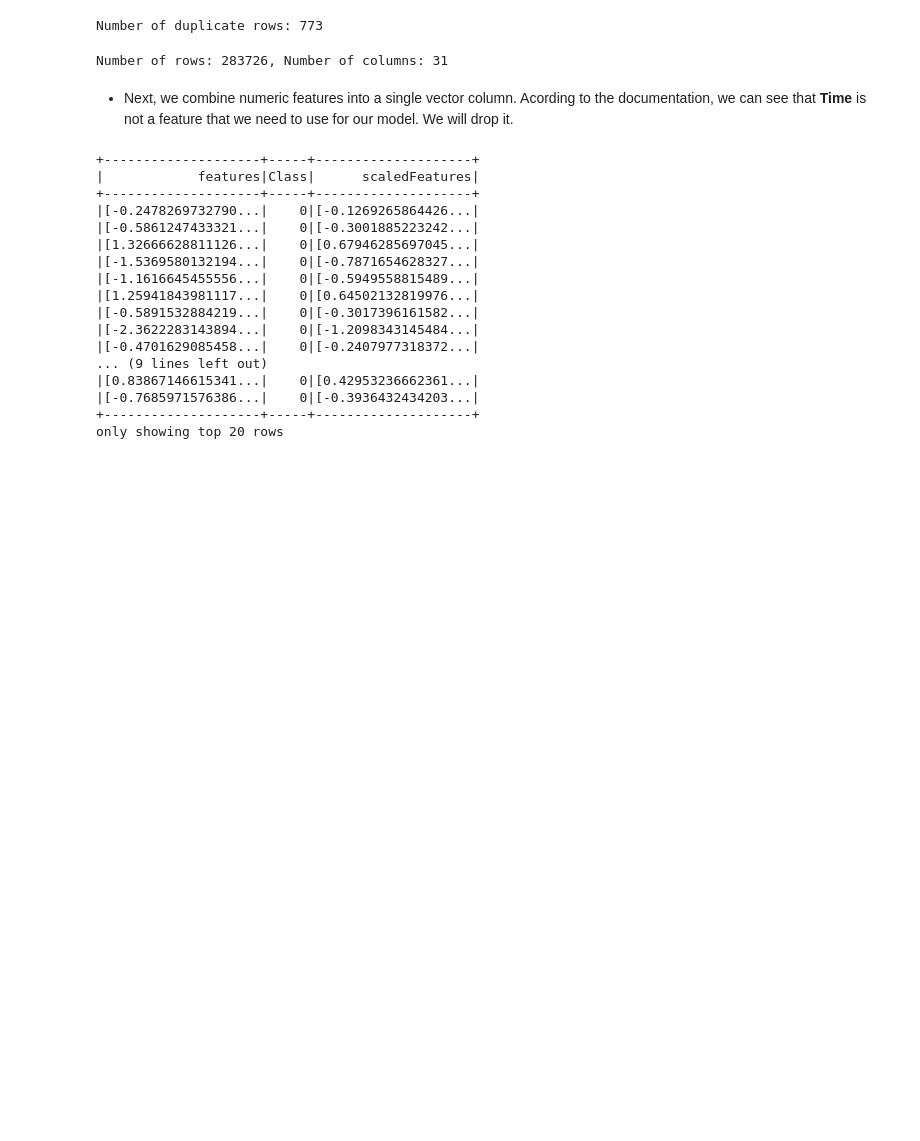
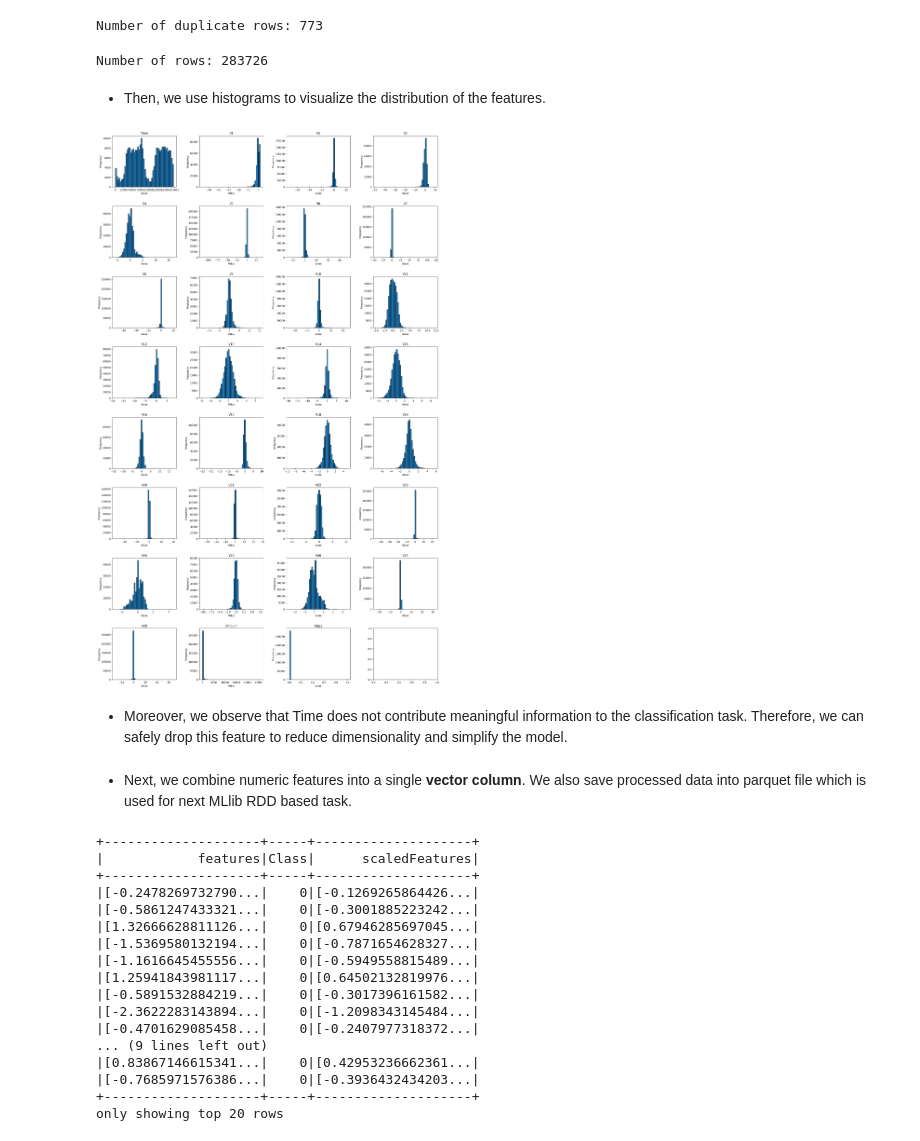
Before and after one commit to stillxthahn/IntroBigData-FinalProject, a Jupyter notebook: src/Problem1_Classification/Structured_API.ipynb, the cells around one changed output. Saved outputs shown, nothing was run; the diff lists cells and outputs as text; code cells hidden in the pictures; blank space fills up the shorter version.

Commit message:
update: structuredapi & mllib

```diff
--- a/src/Problem1_Classification/Structured_API.ipynb
+++ b/src/Problem1_Classification/Structured_API.ipynb
@@ -91,6 +95,33 @@ print(f"Number of duplicate rows: {duplicate_count}")
 Number of duplicate rows: 773
 # %%
 data = data.dropDuplicates()
-print(f"Number of rows: {data.count()}, Number of columns: {len(data.columns)}")
+print(f"Number of rows: {data.count()}")
 # %% [output]
-Number of rows: 283726, Number of columns: 31
+Number of rows: 283726
+# %% [markdown]
+- Then, we use histograms to visualize the distribution of the features.
+# %%
+import matplotlib.pyplot as plt
+
+feature_columns =	data.columns
+
+num_features = len(feature_columns)
+
+cols = 4
+rows = (num_features + cols - 1) // cols
+
+fig, axes = plt.subplots(rows, cols, figsize=(20, 4 * rows))
+axes = axes.flatten()
+
+for i, col_name in enumerate(feature_columns):
+    values = data.select(col_name).rdd.flatMap(lambda x: x).collect()
+    axes[i].hist(values, bins=50, edgecolor='black')
+    axes[i].set_title(f'{col_name}')
+    axes[i].set_xlabel('Value')
+    axes[i].set_ylabel('Frequency')
+
+plt.tight_layout(pad=3.0)
+# %% [output]
+[figure, added]
+# %% [markdown]
+- Moreover, we observe that Time does not contribute meaningful information to the classification task. Therefore, we can safely drop this feature to reduce dimensionality and simplify the model.
@@ -97,5 +131,5 @@ Number of rows: 283726, Number of columns: 31
 # %% [markdown]
-- Next, we combine numeric features into a single vector column. Acording to the documentation, we can see that **Time** is not a feature that we need to use for our model. We will drop it.
+- Next, we combine numeric features into a single **vector column**. We also save processed data into parquet file which is used for next MLlib RDD based task.
 # %%
 from pyspark.ml.feature import VectorAssembler, StandardScaler
 
```
Also changed, not shown: parts of 11 cells of this notebook, 2 other files.
